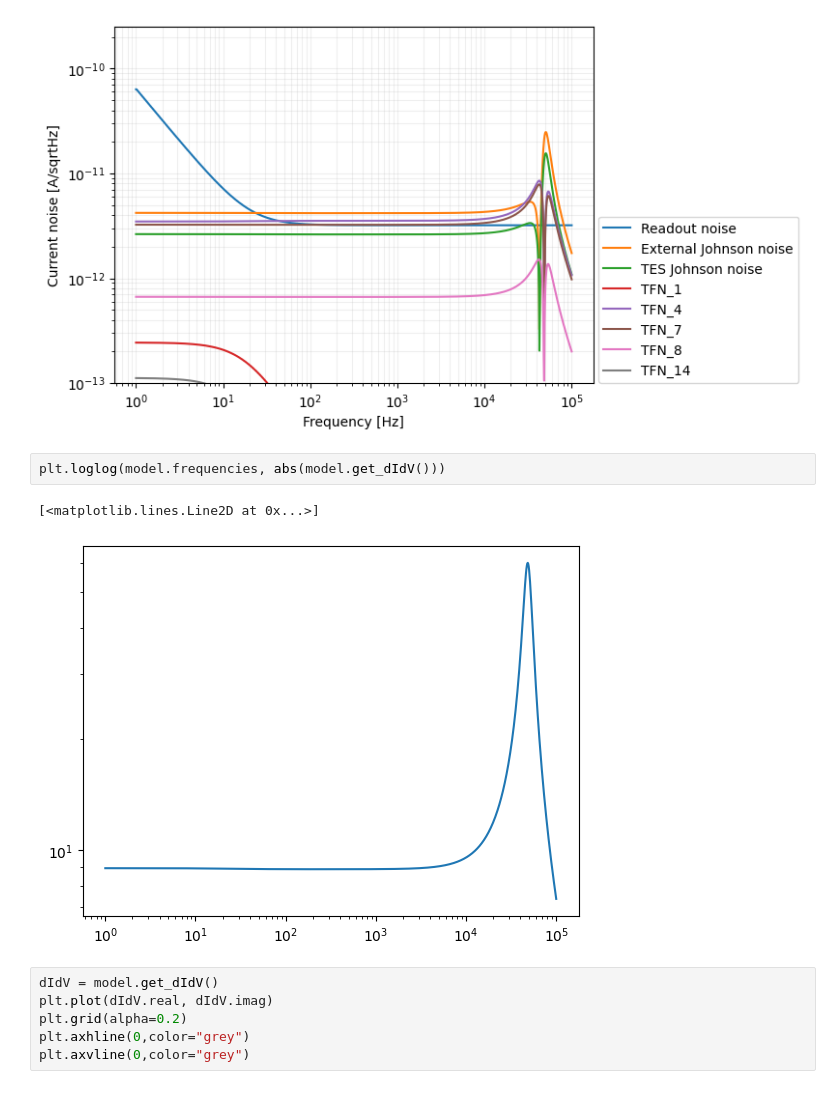
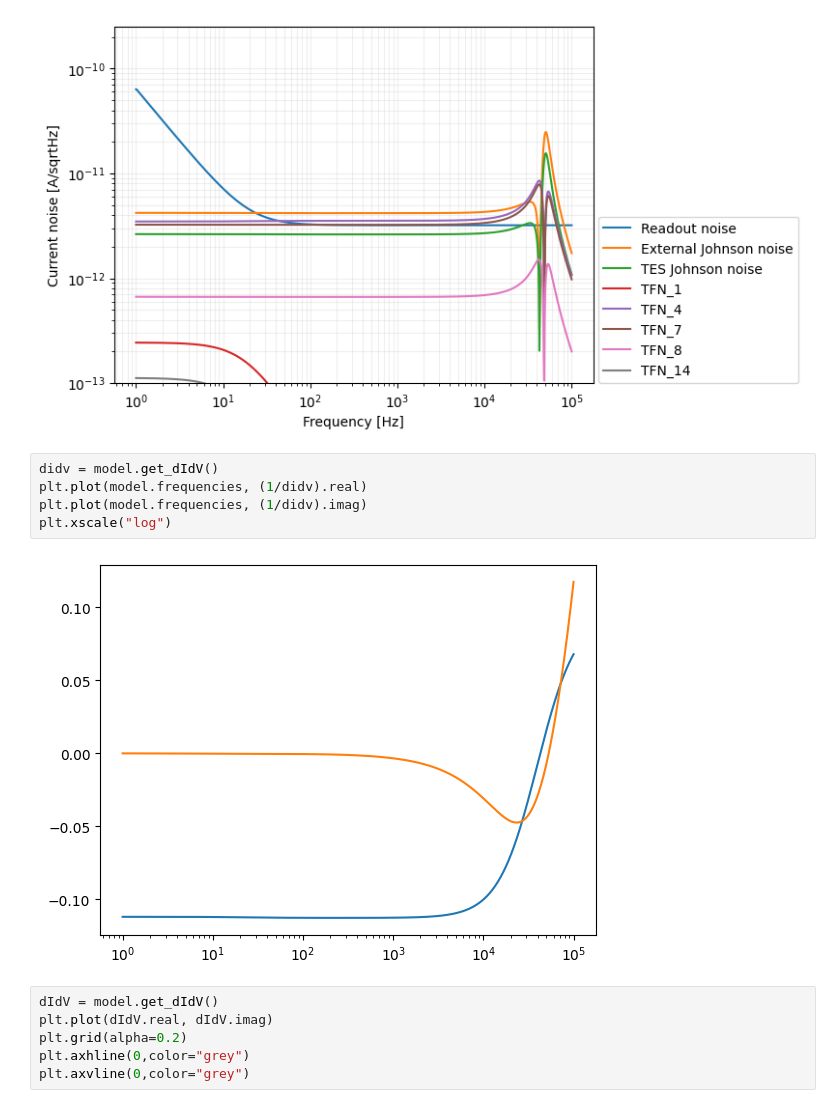
Before and after one commit to EdmondRen/TES_thermal_model, a Jupyter notebook: python/analysis.ipynb, the cells around one changed output. Saved outputs shown, nothing was run; the diff lists cells and outputs as text.

```diff
--- a/python/analysis.ipynb
+++ b/python/analysis.ipynb
@@ -135,10 +135,12 @@ TFN_14 1.1168254651528408e-13
 Text(0, 0.5, 'Current noise [A/sqrtHz]')
 [figure]
 # %%
-plt.loglog(model.frequencies, abs(model.get_dIdV()))
+didv = model.get_dIdV()
+plt.plot(model.frequencies, (1/didv).real)
+plt.plot(model.frequencies, (1/didv).imag)
+plt.xscale("log")
 # %% [output]
-[<matplotlib.lines.Line2D at 0x...>]
-[figure, old version]
+[figure, new version]
 # %%
 dIdV = model.get_dIdV()
 plt.plot(dIdV.real, dIdV.imag)
```
Also changed, not shown: 2 other files.
